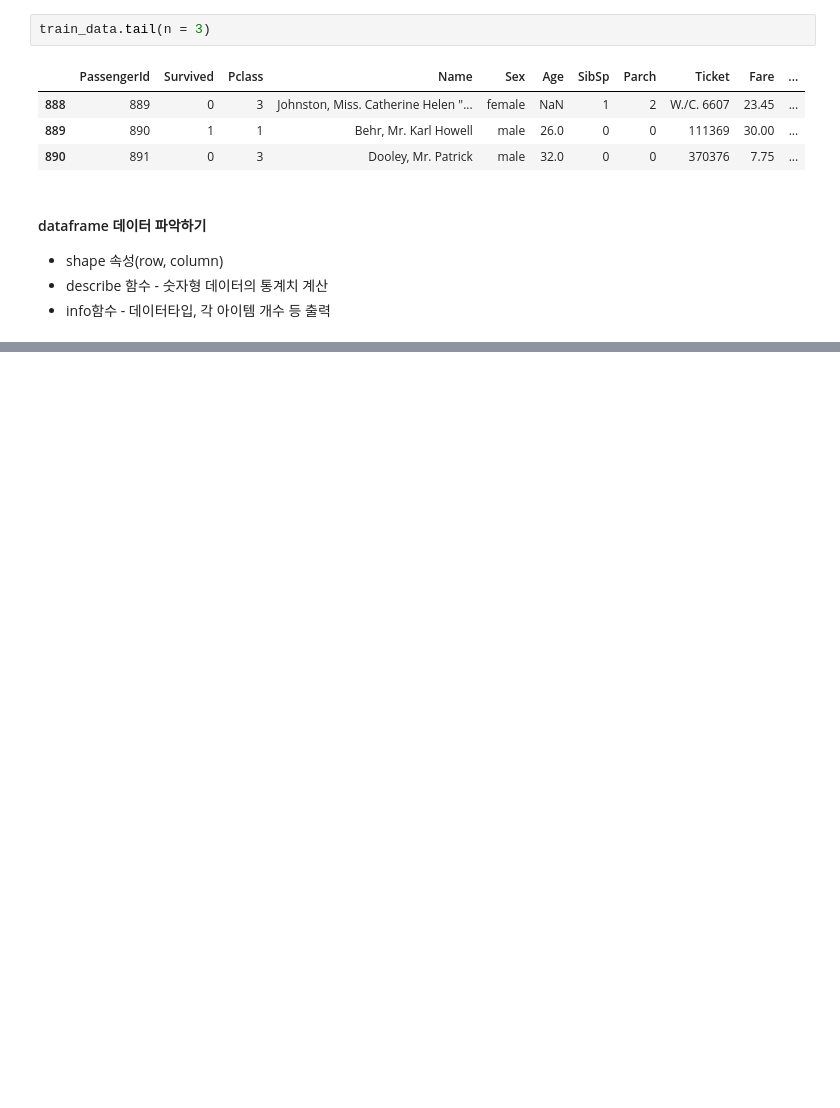
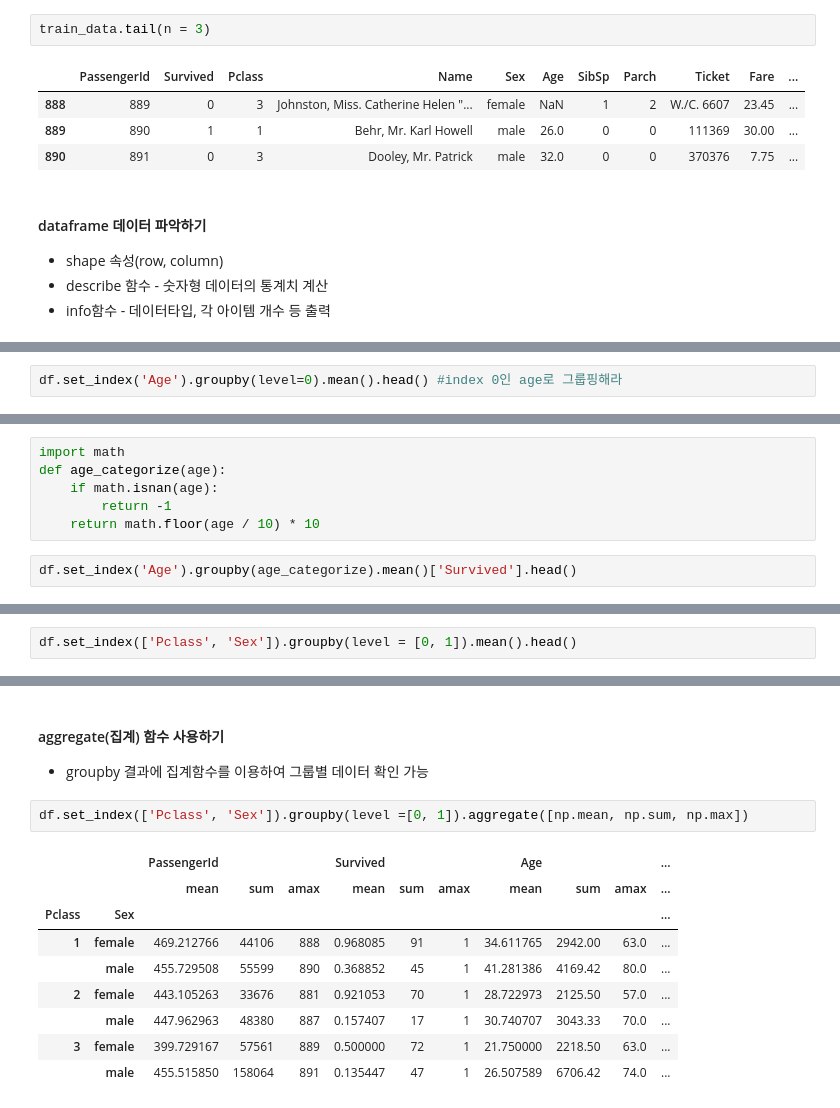
Before and after one commit to helloKH/Psypy, a Jupyter notebook: Psypy_numpy_pandas.ipynb, the cells around one changed output, grey strips where cells are left out. Drawn from its saved outputs; the diff is of its cells as text; blank space fills up the shorter version.

```diff
--- a/Psypy_numpy_pandas.ipynb
+++ b/Psypy_numpy_pandas.ipynb
@@ -832,0 +1558,2 @@ train_data.tail(n = 3)
+# %%
+df.set_index('Age').groupby(level=0).mean().head() #index 0인 age로 그룹핑해라
@@ -832,0 +1570,8 @@ train_data.tail(n = 3)
+# %%
+import math
+def age_categorize(age):
+    if math.isnan(age):
+        return -1
+    return math.floor(age / 10) * 10
+# %%
+df.set_index('Age').groupby(age_categorize).mean()['Survived'].head()
@@ -832,0 +1587,2 @@ train_data.tail(n = 3)
+# %%
+df.set_index(['Pclass', 'Sex']).groupby(level = [0, 1]).mean().head()
@@ -832,0 +1597,15 @@ train_data.tail(n = 3)
+# %% [markdown]
+#### aggregate(집계) 함수 사용하기
+- groupby 결과에 집계함수를 이용하여 그룹별 데이터 확인 가능
+# %%
+df.set_index(['Pclass', 'Sex']).groupby(level =[0, 1]).aggregate([np.mean, np.sum, np.max])
+# %% [output]
+|  |  | PassengerId |  |  | Survived |  |  | Age |  |  | ... |
+|  |  | mean | sum | amax | mean | sum | amax | mean | sum | amax | ... |
+| Pclass | Sex |  |  |  |  |  |  |  |  |  | ... |
+| 1 | female | 469.212766 | 44106 | 888 | 0.968085 | 91 | 1 | 34.611765 | 2942.00 | 63.0 | ... |
+|  | male | 455.729508 | 55599 | 890 | 0.368852 | 45 | 1 | 41.281386 | 4169.42 | 80.0 | ... |
+| 2 | female | 443.105263 | 33676 | 881 | 0.921053 | 70 | 1 | 28.722973 | 2125.50 | 57.0 | ... |
+|  | male | 447.962963 | 48380 | 887 | 0.157407 | 17 | 1 | 30.740707 | 3043.33 | 70.0 | ... |
+| 3 | female | 399.729167 | 57561 | 889 | 0.500000 | 72 | 1 | 21.750000 | 2218.50 | 63.0 | ... |
+|  | male | 455.515850 | 158064 | 891 | 0.135447 | 47 | 1 | 26.507589 | 6706.42 | 74.0 | ... |
```
Also changed, not shown: parts of 104 cells of this notebook.
